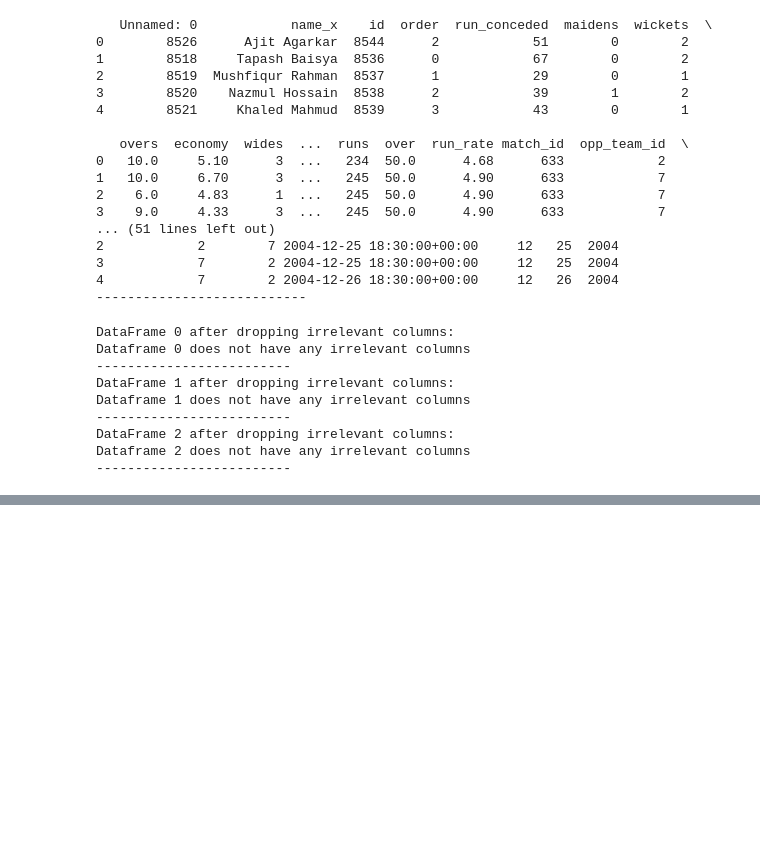
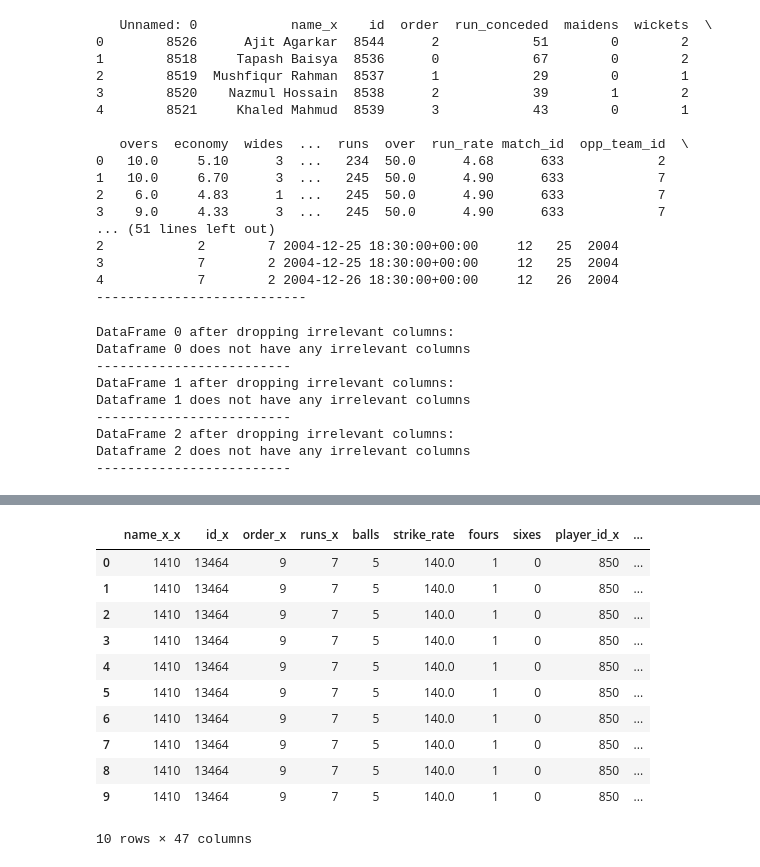
Before and after one commit to MuindeEsther/InternSavy-Projects, a Jupyter notebook: Task 3/prediction.ipynb, the cells around one changed output, grey strips where cells are left out. Drawn from its saved outputs; the diff is of its cells as text; code cells hidden in the pictures; blank space fills up the shorter version.

```diff
--- a/Task 3/prediction.ipynb
+++ b/Task 3/prediction.ipynb
@@ -389,0 +621,17 @@ df_list
+# %%
+
+
+# Calculate total runs conceded for each player
+total_runs_conceded = batsman_join_bowler.groupby('player_id_x')['run_conceded'].sum()
+
+# Calculate total wickets taken for each player
+total_wickets = batsman_join_bowler.groupby('player_id_x')['wickets'].sum()
+
+# Calculate bowling average for each player
+bowling_average = total_runs_conceded / total_wickets
+
+# Create a DataFrame to display player IDs and their bowling averages
+bowling_average_df = pd.DataFrame({'Player_ID': total_runs_conceded.index, 'Bowling_Average': bowling_average})
+
+# Display the bowling average for each player
+print(bowling_average_df)
@@ -389,0 +656,6 @@ df_list
+# %%
+batting_average = batting_average_df['Batting_Average']
+bowling_average = bowling_average_df['Bowling_Average']
+strike_rate_batting = batsman_join_bowler['strike_rate']
+economy_rate_bowling = batsman_join_bowler['economy']
+maiden_overs = batsman_join_bowler['maidens']
@@ -389,0 +675,20 @@ df_list
+# %%
+def min_max_scaling(x):
+    return(x - x.min()) / (x.max() - x.min())
+
+normalized_batting_average = min_max_scaling(batting_average)
+normalized_bowling_average = min_max_scaling(bowling_average)
+normalized_strike_rate_batting = min_max_scaling(strike_rate_batting)
+normalized_economy_rate_bowling = min_max_scaling(economy_rate_bowling)
+normalized_maiden_overs = min_max_scaling(maiden_overs)
+
+# Assign weights
+batting_weight = 0.3
+bowling_weight = 0.25
+strike_rate_weight = 0.2
+economy_rate_weight = 0.25
+
+# Calculate the composite performance score for each player
+batsman_join_bowler['Player Performance Score'] = (batting_weight * normalized_batting_average + bowling_average * normalized_bowling_average + strike_rate_weight * normalized_bowling_average + economy_rate_weight * normalized_economy_rate_bowling)
+
+print(batsman_join_bowler[['player_id_x', 'Player Performance Score']])
@@ -389,0 +730,15 @@ df_list
+# %%
+batsman_join_bowler.head(10)
+# %% [output]
+|  | name_x_x | id_x | order_x | runs_x | balls | strike_rate | fours | sixes | player_id_x | ... |
+| 0 | 1410 | 13464 | 9 | 7 | 5 | 140.0 | 1 | 0 | 850 | ... |
+| 1 | 1410 | 13464 | 9 | 7 | 5 | 140.0 | 1 | 0 | 850 | ... |
+| 2 | 1410 | 13464 | 9 | 7 | 5 | 140.0 | 1 | 0 | 850 | ... |
+| 3 | 1410 | 13464 | 9 | 7 | 5 | 140.0 | 1 | 0 | 850 | ... |
+| 4 | 1410 | 13464 | 9 | 7 | 5 | 140.0 | 1 | 0 | 850 | ... |
+| 5 | 1410 | 13464 | 9 | 7 | 5 | 140.0 | 1 | 0 | 850 | ... |
+| 6 | 1410 | 13464 | 9 | 7 | 5 | 140.0 | 1 | 0 | 850 | ... |
+| 7 | 1410 | 13464 | 9 | 7 | 5 | 140.0 | 1 | 0 | 850 | ... |
+| 8 | 1410 | 13464 | 9 | 7 | 5 | 140.0 | 1 | 0 | 850 | ... |
+| 9 | 1410 | 13464 | 9 | 7 | 5 | 140.0 | 1 | 0 | 850 | ... |
+10 rows × 47 columns
```
Also changed, not shown: parts of 25 cells of this notebook.
